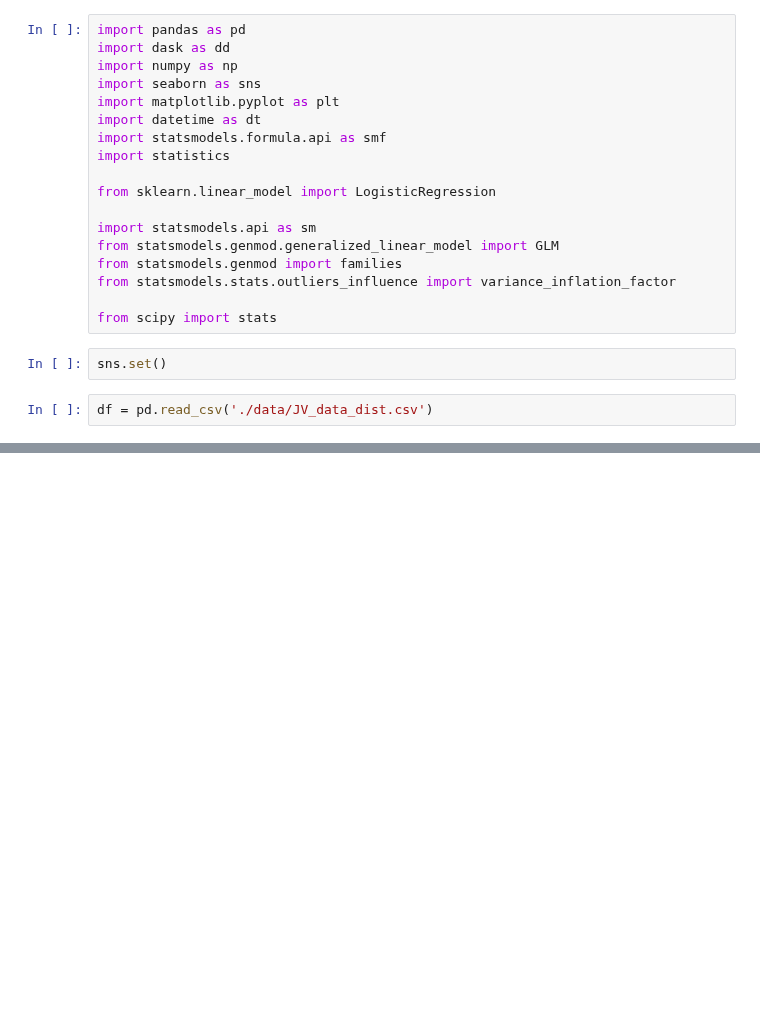
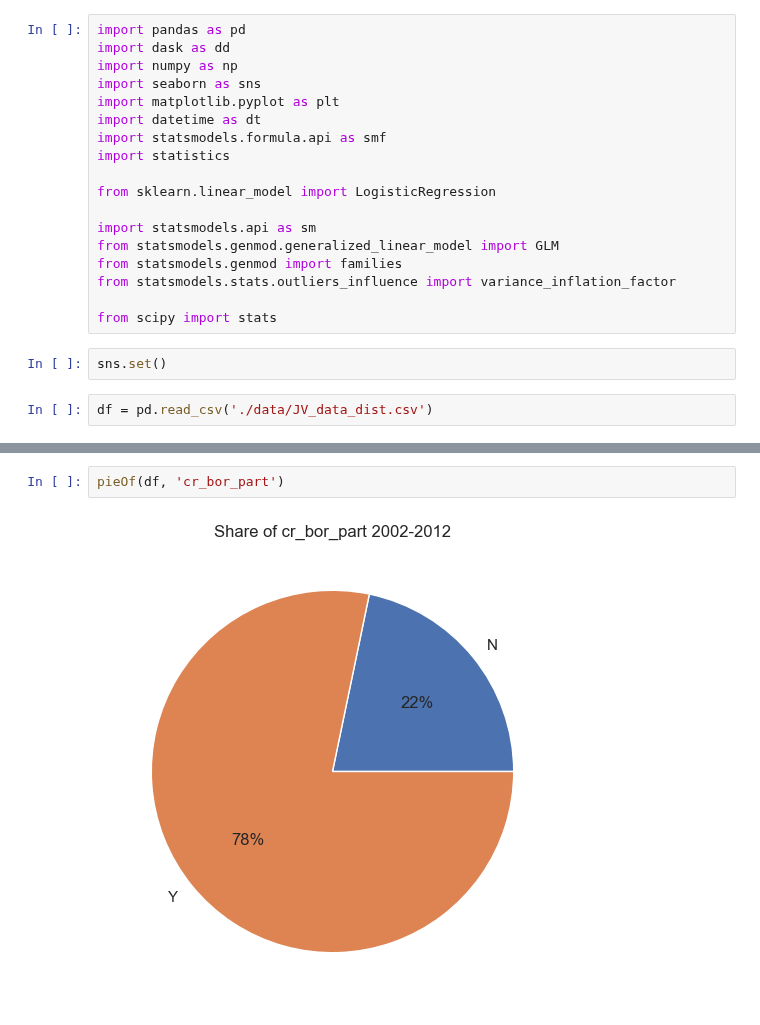
Before and after one commit to bang-a-coder/thesis-analysis, a Jupyter notebook: explore_visual.ipynb, the cells around one changed output, grey strips where cells are left out. Cells and saved outputs as stored; diff of their text form; blank space fills up the shorter version.

```diff
--- a/explore_visual.ipynb
+++ b/explore_visual.ipynb
@@ -55,0 +52,4 @@ plt.show()
+# %%
+pieOf(df, 'cr_bor_part')
+# %% [output]
+[figure, added]
```
Also changed, not shown: parts of 7 cells of this notebook, 2 other files.
